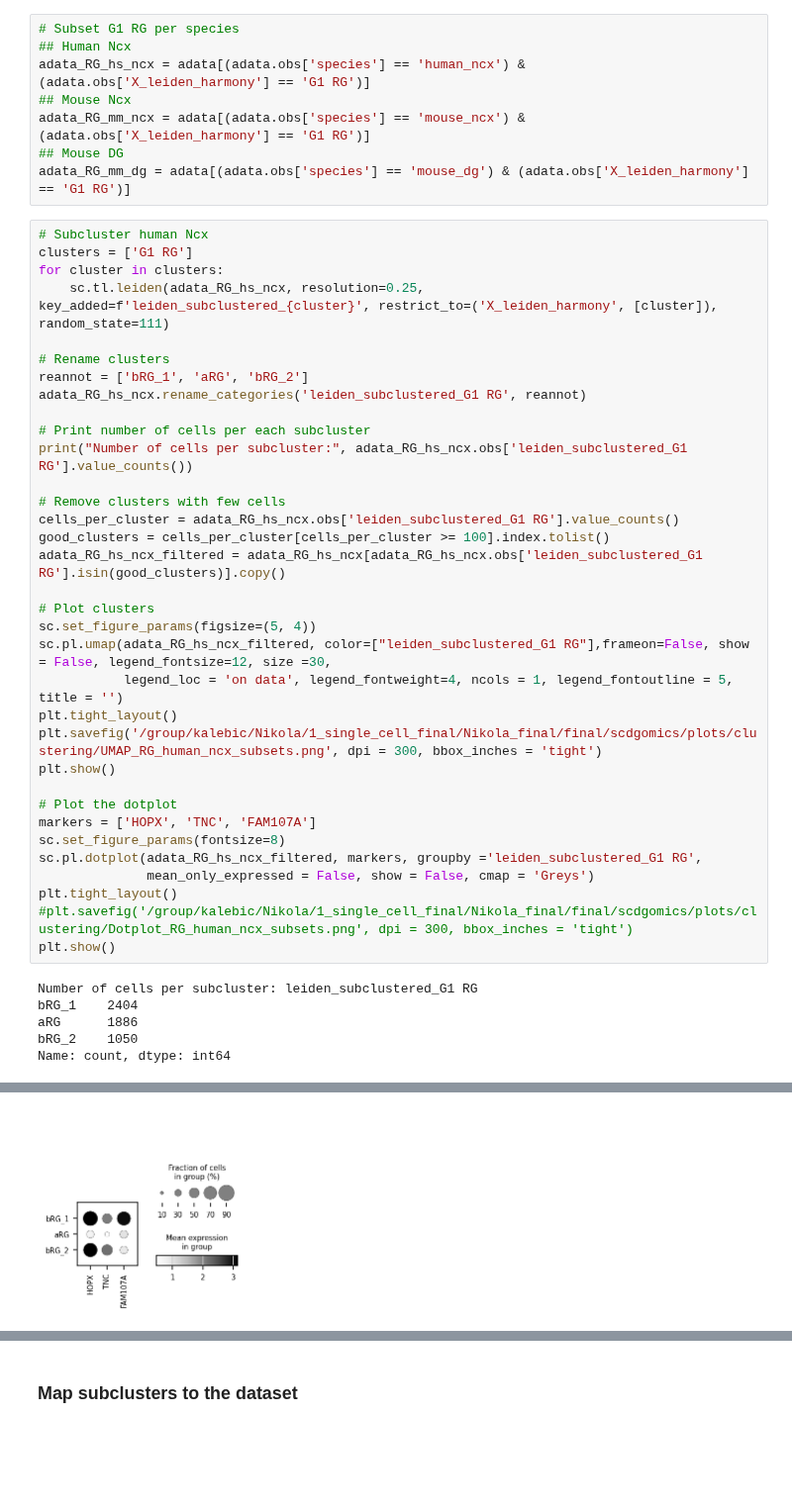
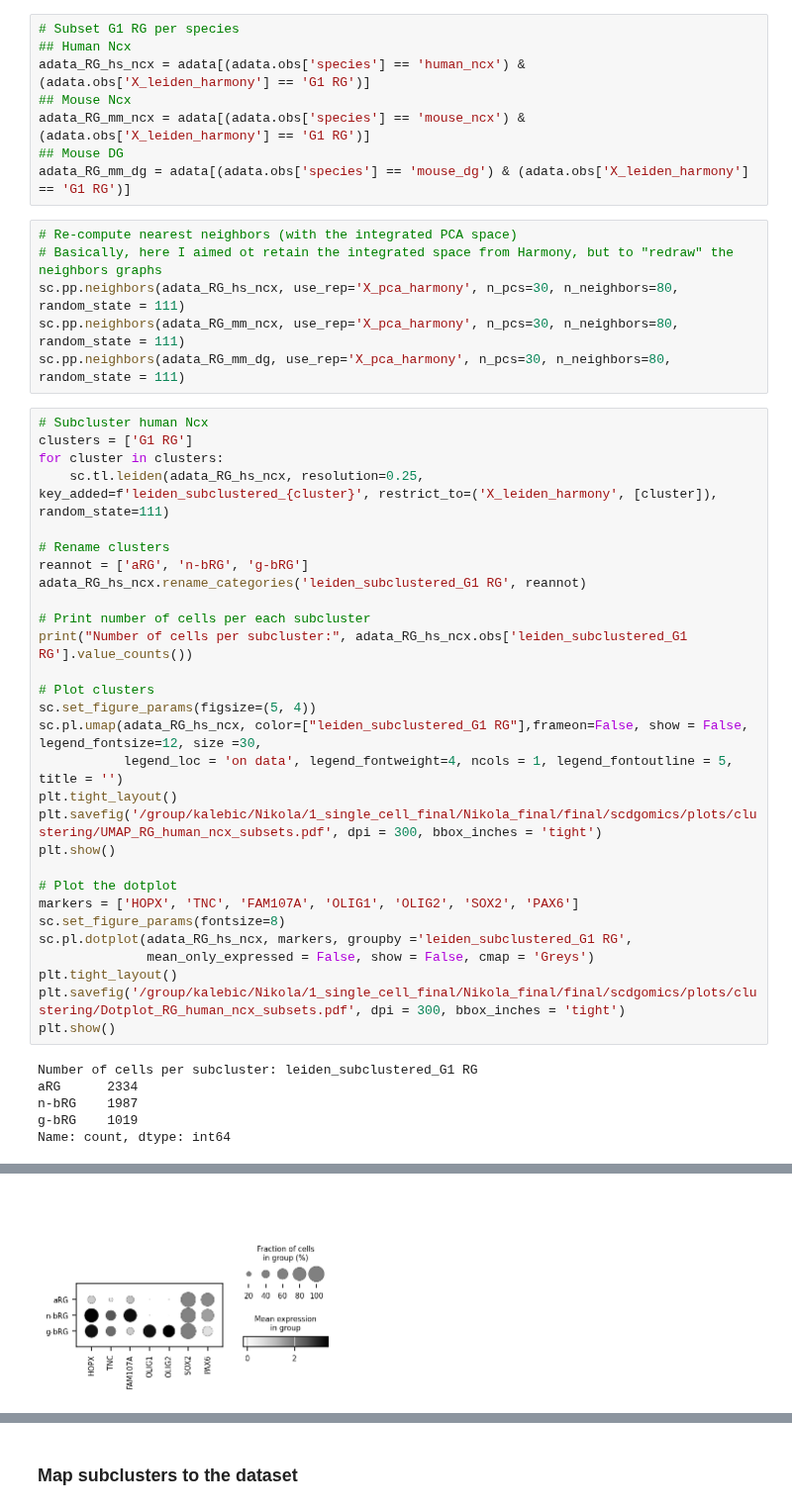
Before and after one commit to KalebicLab/ScDGomics, a Jupyter notebook: notebooks/scdgomics_clustering.ipynb, the cells around one changed output, grey strips where cells are left out. Shown at 99% size. Saved outputs shown, nothing was run; the diff lists cells and outputs as text; blank space fills up the shorter version.

Commit message:
Re-computed kNN prior to species-specific subclustering of RG cluster

```diff
--- a/notebooks/scdgomics_clustering.ipynb
+++ b/notebooks/scdgomics_clustering.ipynb
@@ -279,6 +283,12 @@ adata_RG_hs_ncx = adata[(adata.obs['species'] == 'human_ncx') & (adata.obs['X_le
 adata_RG_mm_ncx = adata[(adata.obs['species'] == 'mouse_ncx') & (adata.obs['X_leiden_harmony'] == 'G1 RG')]
 ## Mouse DG
 adata_RG_mm_dg = adata[(adata.obs['species'] == 'mouse_dg') & (adata.obs['X_leiden_harmony'] == 'G1 RG')]
+# %%
+# Re-compute nearest neighbors (with the integrated PCA space)
+# Basically, here I aimed ot retain the integrated space from Harmony, but to "redraw" the neighbors graphs
+sc.pp.neighbors(adata_RG_hs_ncx, use_rep='X_pca_harmony', n_pcs=30, n_neighbors=80, random_state = 111)
+sc.pp.neighbors(adata_RG_mm_ncx, use_rep='X_pca_harmony', n_pcs=30, n_neighbors=80, random_state = 111)
+sc.pp.neighbors(adata_RG_mm_dg, use_rep='X_pca_harmony', n_pcs=30, n_neighbors=80, random_state = 111)
 # %%
 # Subcluster human Ncx
 clusters = ['G1 RG']
@@ -286,36 +296,31 @@ for cluster in clusters:
     sc.tl.leiden(adata_RG_hs_ncx, resolution=0.25, key_added=f'leiden_subclustered_{cluster}', restrict_to=('X_leiden_harmony', [cluster]),  random_state=111)
 
 # Rename clusters
-reannot = ['bRG_1', 'aRG', 'bRG_2']
+reannot = ['aRG', 'n-bRG', 'g-bRG']
 adata_RG_hs_ncx.rename_categories('leiden_subclustered_G1 RG', reannot)
 
 # Print number of cells per each subcluster
 print("Number of cells per subcluster:", adata_RG_hs_ncx.obs['leiden_subclustered_G1 RG'].value_counts())
 
-# Remove clusters with few cells
-cells_per_cluster = adata_RG_hs_ncx.obs['leiden_subclustered_G1 RG'].value_counts()
-good_clusters = cells_per_cluster[cells_per_cluster >= 100].index.tolist()
-adata_RG_hs_ncx_filtered = adata_RG_hs_ncx[adata_RG_hs_ncx.obs['leiden_subclustered_G1 RG'].isin(good_clusters)].copy()
-
 # Plot clusters
 sc.set_figure_params(figsize=(5, 4))
-sc.pl.umap(adata_RG_hs_ncx_filtered, color=["leiden_subclustered_G1 RG"],frameon=False, show = False, legend_fontsize=12, size =30,
+sc.pl.umap(adata_RG_hs_ncx, color=["leiden_subclustered_G1 RG"],frameon=False, show = False, legend_fontsize=12, size =30,
            legend_loc = 'on data', legend_fontweight=4, ncols = 1, legend_fontoutline = 5, title = '')
 plt.tight_layout()
-plt.savefig('/group/kalebic/Nikola/1_single_cell_final/Nikola_final/final/scdgomics/plots/clustering/UMAP_RG_human_ncx_subsets.png', dpi = 300, bbox_inches = 'tight')
+plt.savefig('/group/kalebic/Nikola/1_single_cell_final/Nikola_final/final/scdgomics/plots/clustering/UMAP_RG_human_ncx_subsets.pdf', dpi = 300, bbox_inches = 'tight')
 plt.show()
 
 # Plot the dotplot
-markers = ['HOPX', 'TNC', 'FAM107A']
+markers = ['HOPX', 'TNC', 'FAM107A', 'OLIG1', 'OLIG2', 'SOX2', 'PAX6']
 sc.set_figure_params(fontsize=8)
-sc.pl.dotplot(adata_RG_hs_ncx_filtered, markers, groupby ='leiden_subclustered_G1 RG',
+sc.pl.dotplot(adata_RG_hs_ncx, markers, groupby ='leiden_subclustered_G1 RG',
               mean_only_expressed = False, show = False, cmap = 'Greys')
 plt.tight_layout()
-#plt.savefig('/group/kalebic/Nikola/1_single_cell_final/Nikola_final/final/scdgomics/plots/clustering/Dotplot_RG_human_ncx_subsets.png', dpi = 300, bbox_inches = 'tight')
+plt.savefig('/group/kalebic/Nikola/1_single_cell_final/Nikola_final/final/scdgomics/plots/clustering/Dotplot_RG_human_ncx_subsets.pdf', dpi = 300, bbox_inches = 'tight')
 plt.show()
 # %% [output]
 Number of cells per subcluster: leiden_subclustered_G1 RG
-bRG_1    2404
-aRG      1886
-bRG_2    1050
+aRG      2334
+n-bRG    1987
+g-bRG    1019
 Name: count, dtype: int64
@@ -323,4 +328,4 @@ Name: count, dtype: int64
-[figure, old version]
+[figure, new version]
 # %%
 # Subcluster Mouse DG
 clusters = ['G1 RG']
```
Also changed, not shown: parts of 10 cells of this notebook.
